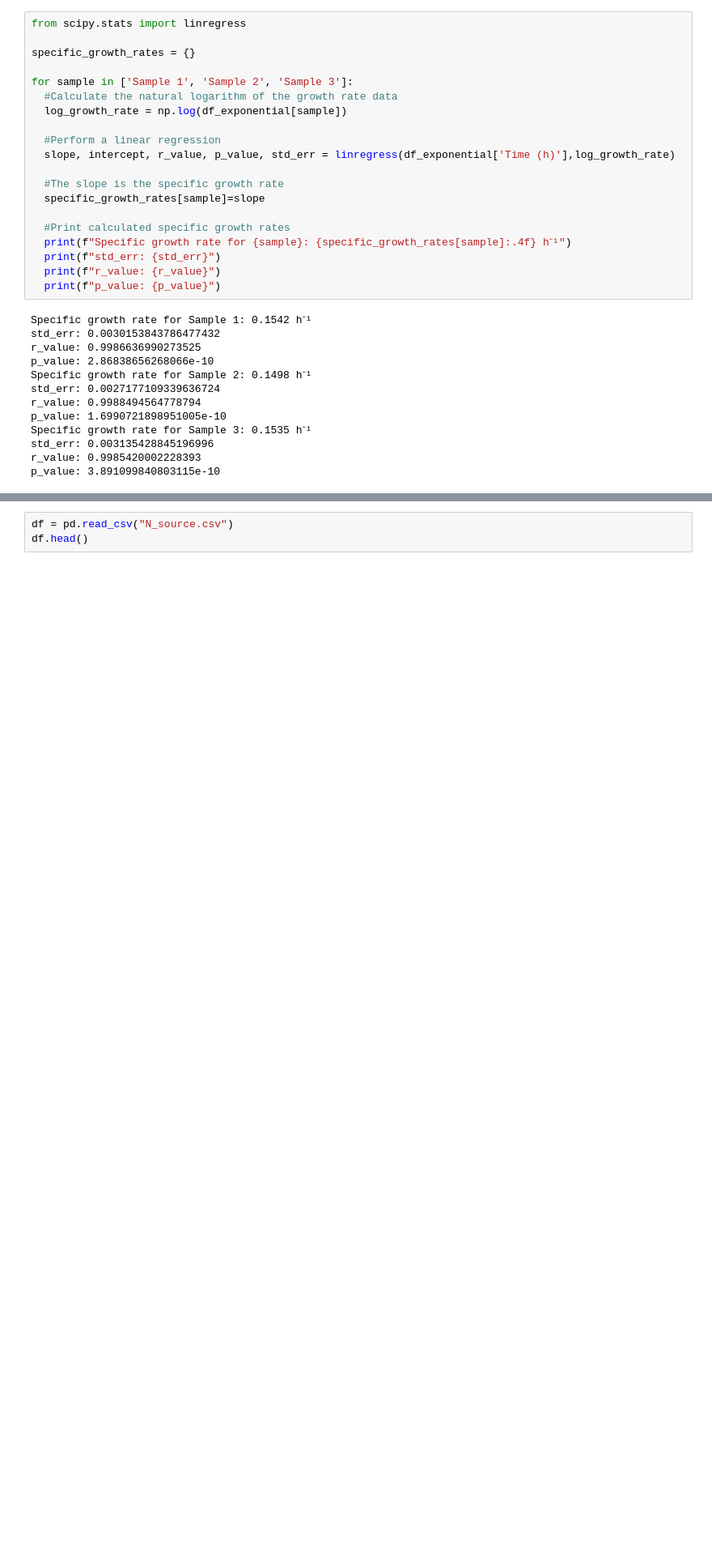
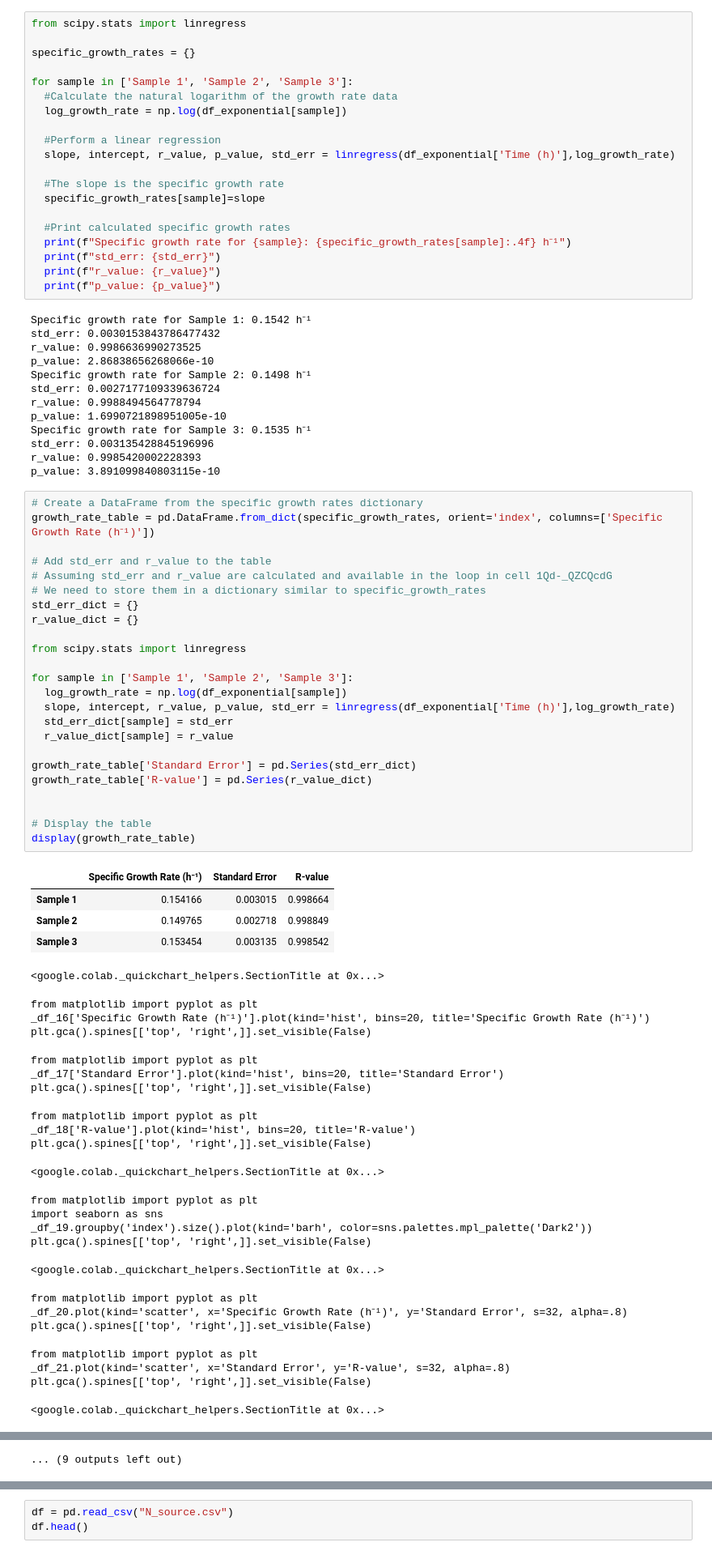
Before and after one commit to beabosss/Microbe-Lab, a Jupyter notebook: Microbe_Lab_Bea.ipynb, the cells around one changed output, grey strips where cells are left out. Shown at 81% size. Saved outputs shown, nothing was run; the diff lists cells and outputs as text; blank space fills up the shorter version.

Commit message:
Creato con Colab

```diff
--- a/Microbe_Lab_Bea.ipynb
+++ b/Microbe_Lab_Bea.ipynb
@@ -105,3 +105,55 @@ Specific growth rate for Sample 3: 0.1535 h⁻¹
 std_err: 0.003135428845196996
 r_value: 0.9985420002228393
 p_value: 3.891099840803115e-10
+# %%
+# Create a DataFrame from the specific growth rates dictionary
+growth_rate_table = pd.DataFrame.from_dict(specific_growth_rates, orient='index', columns=['Specific Growth Rate (h⁻¹)'])
+
+# Add std_err and r_value to the table
+# Assuming std_err and r_value are calculated and available in the loop in cell 1Qd-_QZCQcdG
+# We need to store them in a dictionary similar to specific_growth_rates
+std_err_dict = {}
+r_value_dict = {}
+
+from scipy.stats import linregress
+
+for sample in ['Sample 1', 'Sample 2', 'Sample 3']:
+  log_growth_rate = np.log(df_exponential[sample])
+  slope, intercept, r_value, p_value, std_err = linregress(df_exponential['Time (h)'],log_growth_rate)
+  std_err_dict[sample] = std_err
+  r_value_dict[sample] = r_value
+
+growth_rate_table['Standard Error'] = pd.Series(std_err_dict)
+growth_rate_table['R-value'] = pd.Series(r_value_dict)
+
+
+# Display the table
+display(growth_rate_table)
+# %% [output]
+|  | Specific Growth Rate (h⁻¹) | Standard Error | R-value |
+| Sample 1 | 0.154166 | 0.003015 | 0.998664 |
+| Sample 2 | 0.149765 | 0.002718 | 0.998849 |
+| Sample 3 | 0.153454 | 0.003135 | 0.998542 |
+<google.colab._quickchart_helpers.SectionTitle at 0x...>
+from matplotlib import pyplot as plt
+_df_16['Specific Growth Rate (h⁻¹)'].plot(kind='hist', bins=20, title='Specific Growth Rate (h⁻¹)')
+plt.gca().spines[['top', 'right',]].set_visible(False)
+from matplotlib import pyplot as plt
+_df_17['Standard Error'].plot(kind='hist', bins=20, title='Standard Error')
+plt.gca().spines[['top', 'right',]].set_visible(False)
+from matplotlib import pyplot as plt
+_df_18['R-value'].plot(kind='hist', bins=20, title='R-value')
+plt.gca().spines[['top', 'right',]].set_visible(False)
+<google.colab._quickchart_helpers.SectionTitle at 0x...>
+from matplotlib import pyplot as plt
+import seaborn as sns
+_df_19.groupby('index').size().plot(kind='barh', color=sns.palettes.mpl_palette('Dark2'))
+plt.gca().spines[['top', 'right',]].set_visible(False)
+<google.colab._quickchart_helpers.SectionTitle at 0x...>
+from matplotlib import pyplot as plt
+_df_20.plot(kind='scatter', x='Specific Growth Rate (h⁻¹)', y='Standard Error', s=32, alpha=.8)
+plt.gca().spines[['top', 'right',]].set_visible(False)
+from matplotlib import pyplot as plt
+_df_21.plot(kind='scatter', x='Standard Error', y='R-value', s=32, alpha=.8)
+plt.gca().spines[['top', 'right',]].set_visible(False)
+<google.colab._quickchart_helpers.SectionTitle at 0x...>
@@ -107,0 +163 @@ p_value: 3.891099840803115e-10
+... (9 outputs left out)
```
Also changed, not shown: parts of 2 cells of this notebook.
